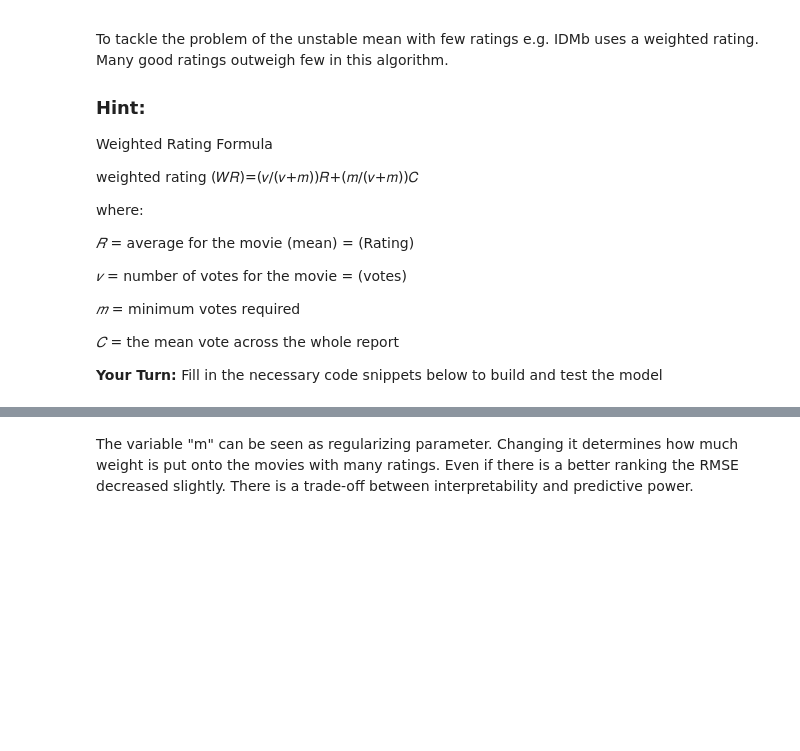
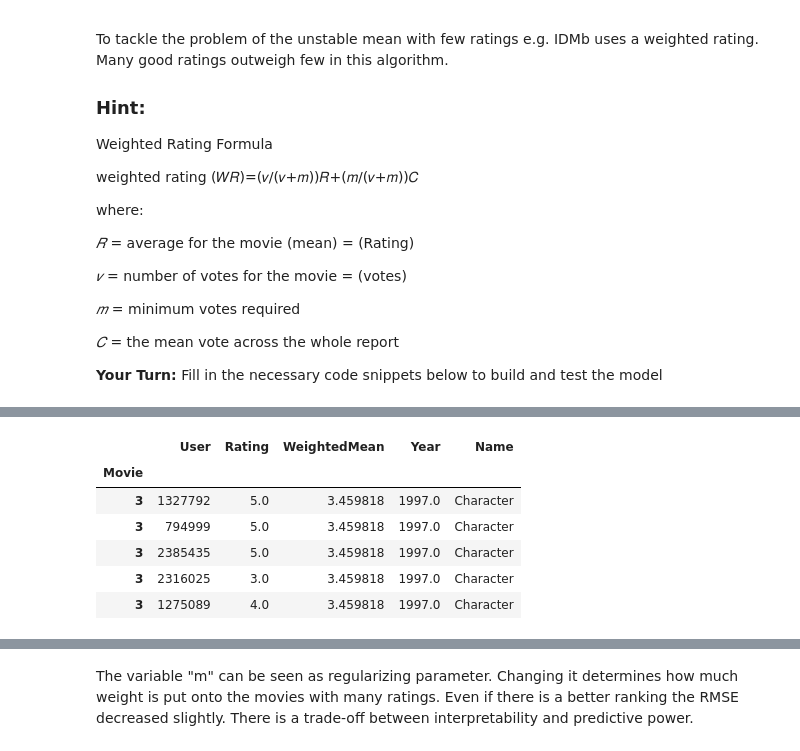
Before and after one commit to sarioz/Springboard, a Jupyter notebook: Mini-Projects/17_4.1-recommendation-systems/Mini_Project_Recommendation_Systems.ipynb, the cells around one changed output, grey strips where cells are left out. Drawn from its saved outputs; the diff is of its cells as text; code cells hidden in the pictures; blank space fills up the shorter version.

```diff
--- a/Mini-Projects/17_4.1-recommendation-systems/Mini_Project_Recommendation_Systems.ipynb
+++ b/Mini-Projects/17_4.1-recommendation-systems/Mini_Project_Recommendation_Systems.ipynb
@@ -502,6 +540,14 @@ combined_df.head(5)
 # %%
 # Join labels and predictions based on mean movie rating
-predictions_df = <YOUR CODE HERE>
+predictions_df = df_test.set_index('Movie').join(combined_df)
 predictions_df.head(5)
+# %% [output]
+|  | User | Rating | WeightedMean | Year | Name |
+| Movie |  |  |  |  |  |
+| 3 | 1327792 | 5.0 | 3.459818 | 1997.0 | Character |
+| 3 | 794999 | 5.0 | 3.459818 | 1997.0 | Character |
+| 3 | 2385435 | 5.0 | 3.459818 | 1997.0 | Character |
+| 3 | 2316025 | 3.0 | 3.459818 | 1997.0 | Character |
+| 3 | 1275089 | 4.0 | 3.459818 | 1997.0 | Character |
 # %%
 # Compute RMSE
```
Also changed, not shown: parts of 18 cells of this notebook.
